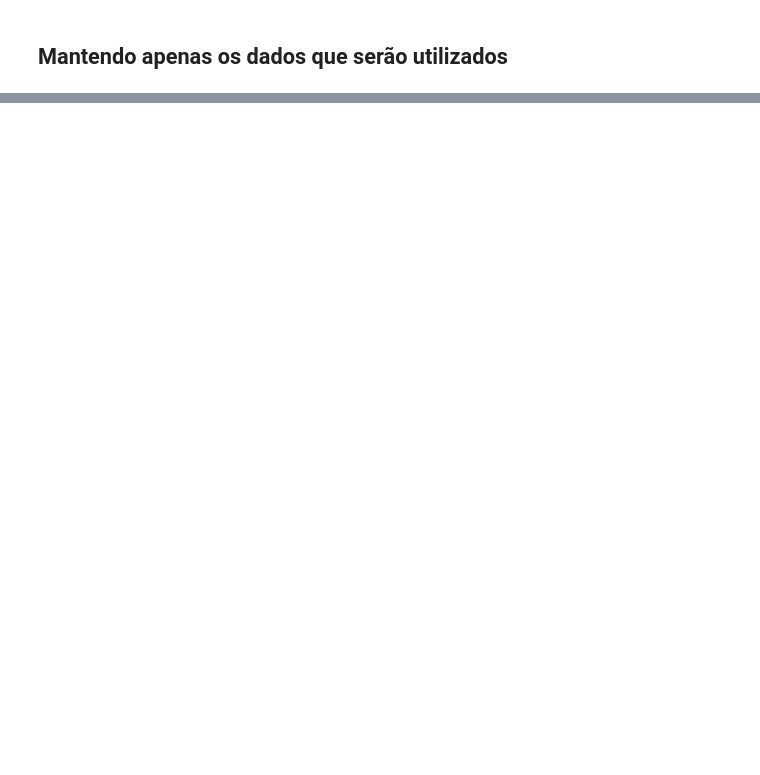
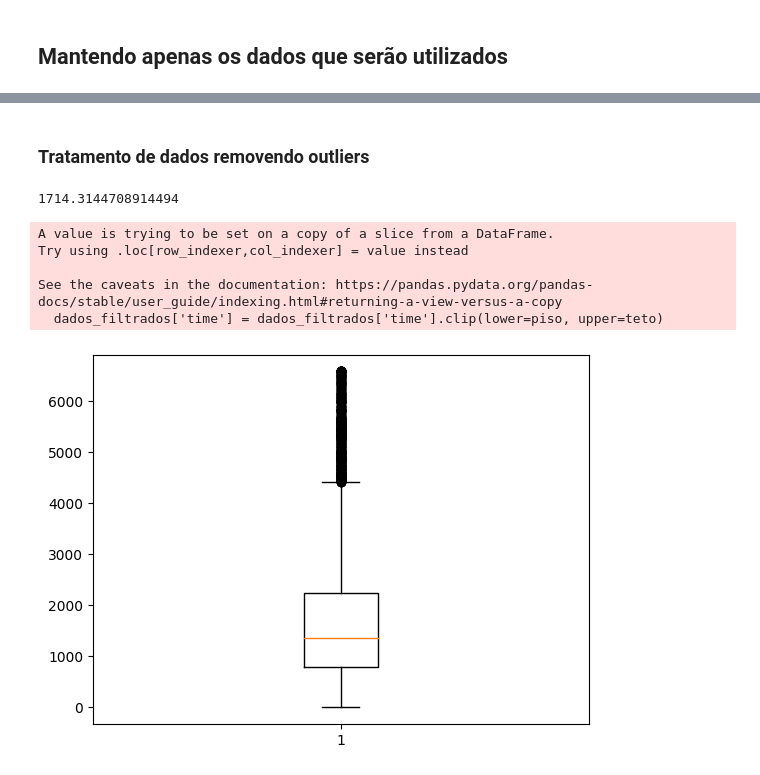
Before and after one commit to Claricez/Trabalho-de-simulacao-discreta-, a Jupyter notebook: main.ipynb, the cells around one changed output, grey strips where cells are left out. Cells and saved outputs as stored; diff of their text form; code cells hidden in the pictures; blank space fills up the shorter version.

Commit message:
add: Adiciona tratamento de dados e de colunas

```diff
--- a/main.ipynb
+++ b/main.ipynb
@@ -8,6 +9,6 @@ display(base_dados)
 # %% [markdown]
 ## Mantendo apenas os dados que serão utilizados
 # %%
-remover = base_dados.drop(columns=["age_cat","time_on_Dialysis","prior_transplant","date_acutal","Time_death","Transplant_Y_N","X36MthsTx","Time_Tx","event","razon_removed"])
+base_dados = base_dados.drop(columns=["age_cat","time_on_Dialysis","prior_transplant","date_acutal","Time_death","Transplant_Y_N","X36MthsTx","Time_Tx","event","razon_removed"])
 
-remover.head()
+base_dados.head()
@@ -14,4 +22,4 @@ remover.head()
-# %%
-base_dados = pd.DataFrame(base_dados['date'])
-vetor = base_dados.value_counts
-print(vetor)
+# %%
+# Adiciona um id para cada paciente
+base_dados['Id'] = base_dados.reset_index().rename(columns={'index': 'ID'})['ID']
+base_dados.head()
@@ -17,0 +35,6 @@ print(vetor)
+# %%
+base_dados['date'] = pd.to_datetime(base_dados['date'], dayfirst=True)
+base_dados = base_dados.sort_values('date')
+base_dados['final_date'] = base_dados['date'] + pd.to_timedelta(base_dados['time'], unit='D')
+dados_filtrados = base_dados[(base_dados['date'].dt.year >= 2000) & (base_dados['date'].dt.year <= 2003)]
+display(dados_filtrados)
@@ -17,0 +55,20 @@ print(vetor)
+# %% [markdown]
+### Tratamento de dados removendo outliers
+# %%
+time_in_days = dados_filtrados['time']
+
+a = st.quantiles(time_in_days)[2]-st.quantiles(time_in_days)[0]
+piso = st.quantiles(time_in_days)[0] - 3*a
+teto = st.quantiles(time_in_days)[2] + 3*a
+dados_filtrados['time'] = dados_filtrados['time'].clip(lower=piso, upper=teto)
+
+plt.boxplot(dados_filtrados['time']);
+print(st.mean(dados_filtrados['time']))
+# %% [output]
+1714.3144708914494
+A value is trying to be set on a copy of a slice from a DataFrame.
+Try using .loc[row_indexer,col_indexer] = value instead
+
+See the caveats in the documentation: https://pandas.pydata.org/pandas-docs/stable/user_guide/indexing.html#returning-a-view-versus-a-copy
+  dados_filtrados['time'] = dados_filtrados['time'].clip(lower=piso, upper=teto)
+[figure, added]
```
Also changed, not shown: parts of 9 cells of this notebook.
